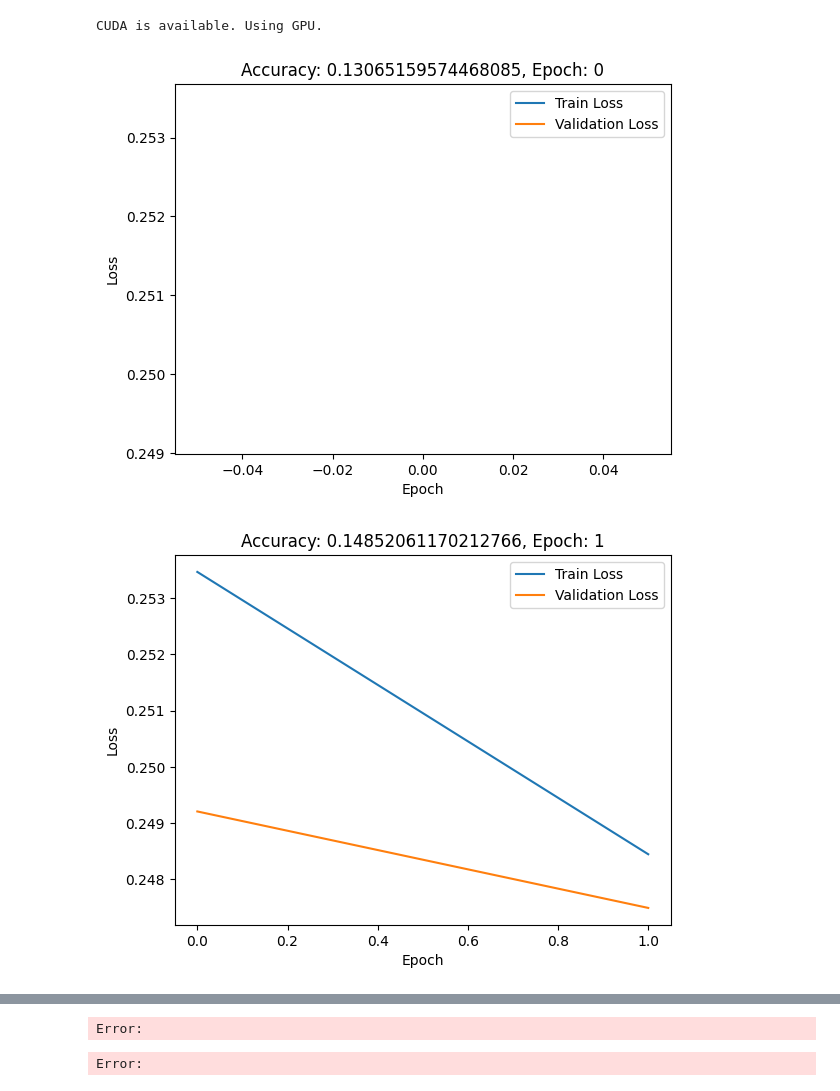
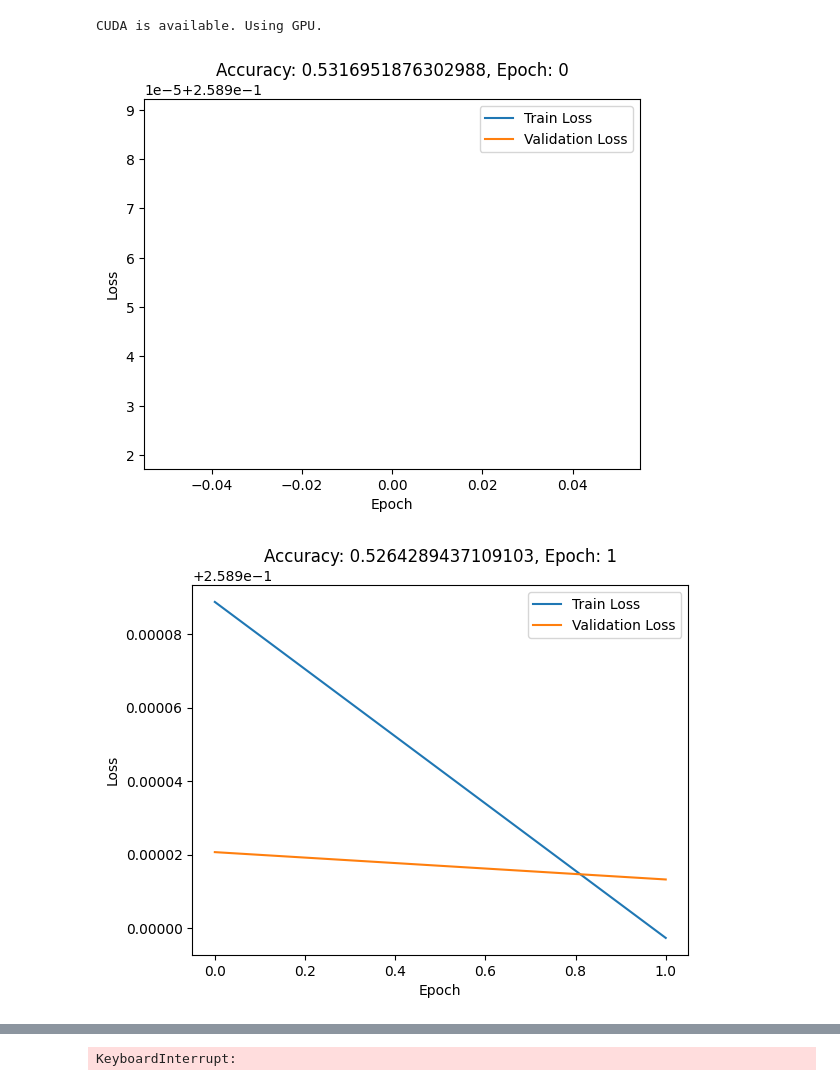
Before and after one commit to ethan1696/Chess-Bot, a Jupyter notebook: src/engines/engine_v1/model_training/move_prob_predictor_m1.ipynb, the cells around one changed output, grey strips where cells are left out. Drawn from its saved outputs; the diff is of its cells as text; code cells hidden in the pictures.

```diff
--- a/src/engines/engine_v1/model_training/move_prob_predictor_m1.ipynb
+++ b/src/engines/engine_v1/model_training/move_prob_predictor_m1.ipynb
@@ -21,7 +21,7 @@ class ChessData(Dataset):
         self.chess_moves = torch.load(move_datafile)
 
     def __len__(self):
-        return len(self.chess_boards) // 5
+        return len(self.chess_boards)
 
     def __getitem__(self, index):
         input_board = self.chess_boards[index]
@@ -39 +40,3 @@ from torch.optim.lr_scheduler import ReduceLROnPlateau
+# %%
+chess_data = ChessData("datasets/chess_boards_m1_v4.pt", "datasets/chess_moves_m1_v4.pt")
 # %%
@@ -116,29 +128,37 @@ val_sampler = data.SubsetRandomSampler(val_indices)
 # Create DataLoaders for train and validation sets
 train_loader = DataLoader(chess_data, batch_size=batch_size, sampler=train_sampler)
 val_loader = DataLoader(chess_data, batch_size=batch_size, sampler=val_sampler)
+# %%
+def entropy(prob_tensor):
+    # Flatten the tensor to consider all elements and compute the entropy
+    flat_probs = prob_tensor.view(-1)
+    return -torch.sum(flat_probs * torch.log2(flat_probs + 1e-9))
 # %%
-lr = 10 ** -4
+lr = 10 ** -2
+entropy_coeff = 10 ** -3
 
 
 # Initialize your neural network
 model = Chess_CNN()
 
+model = model.to(device)
+
 # Define loss function and optimizer
 criterion = nn.CrossEntropyLoss()
-optimizer = optim.Adam(model.parameters(), lr=lr, weight_decay=0.0001)
+optimizer = optim.Adam(model.parameters(), lr=lr, weight_decay=0.000001)
 scheduler = ReduceLROnPlateau(optimizer, mode='min', patience=5, factor=0.1, verbose=True)
 
 
 loss_hist = []
 # Training loop
-num_epochs = 30
+num_epochs = 5
 
 for epoch in range(num_epochs):
     total_loss = 0
     total_batches = 0
     for inputs, targets in train_loader:
-        targets = targets.float()
-        inputs = inputs.float()
+        targets = targets.float().to(device)
+        inputs = inputs.float().to(device)
 
 
         # Clear gradients
@@ -149,7 +169,13 @@ for epoch in range(num_epochs):
 
         # Compute loss
         loss = criterion(outputs, targets)
-        #loss.requires_grad = True
+
+        total_loss += loss.item()
+        total_batches += 1
+
+        loss -= entropy_coeff * entropy(outputs)
+        #print(entropy(outputs))
+
         # Backward pass
         loss.backward()
 
@@ -157,8 +183,7 @@ for epoch in range(num_epochs):
         optimizer.step()
 
         # Track avg loss
-        total_loss += loss.item()
-        total_batches += 1
+
 
     avg_loss_train = total_loss / total_batches
 
@@ -166,8 +191,8 @@ for epoch in range(num_epochs):
     total_batches_val = 0
 
     for inputs, targets in val_loader:
-        targets = targets.float()
-        inputs = inputs.float()
+        targets = targets.float().to(device)
+        inputs = inputs.float().to(device)
 
         # Forward pass
         outputs = model(inputs)
@@ -191,34 +216,35 @@ for epoch in range(num_epochs):
     total_samples = 0
     with torch.no_grad():
         for val_inputs, val_targets in val_loader:
+            val_inputs, val_targets = val_inputs.to(device), val_targets.to(device)
             val_outputs = model(val_inputs)
             val_outputs = val_outputs.view(batch_size, -1)
             val_targets = val_targets.view(batch_size, -1)
             _, predicted_labels = torch.max(val_outputs, dim=1)
             _, target_labels = torch.max(val_targets, dim=1)
 
             total_correct += (predicted_labels == target_labels).sum().item()
             total_samples += val_targets.size(0)
 
     accuracy = total_correct / total_samples
 
     # Extract the epoch and loss values from the data
     epochs, train_losses, val_losses = zip(*loss_hist)
 
     # Create the plot
     plt.plot(epochs, train_losses, label='Train Loss')
     plt.plot(epochs, val_losses, label='Validation Loss')
 
     # Set the plot labels and title
     plt.xlabel('Epoch')
     plt.ylabel('Loss')
     plt.title(f'Accuracy: {accuracy}, Epoch: {epoch}')
 
     # Add a legend
     plt.legend()
 
     # Show the plot
     plt.show()
 # %% [output]
-[figure, old version]
+[figure, new version]
-[figure, old version]
+[figure, new version]
@@ -226,5 +253,3 @@ for epoch in range(num_epochs):
+KeyboardInterrupt:
 # %%
-torch.save(model.state_dict(), "models/m1_v3.pth")
+torch.save(model.state_dict(), "models/m1_v11.pth")
-# %% [output]
-Error:
-Error:
```
Also changed, not shown: parts of 3 cells of this notebook, 18 other files.
